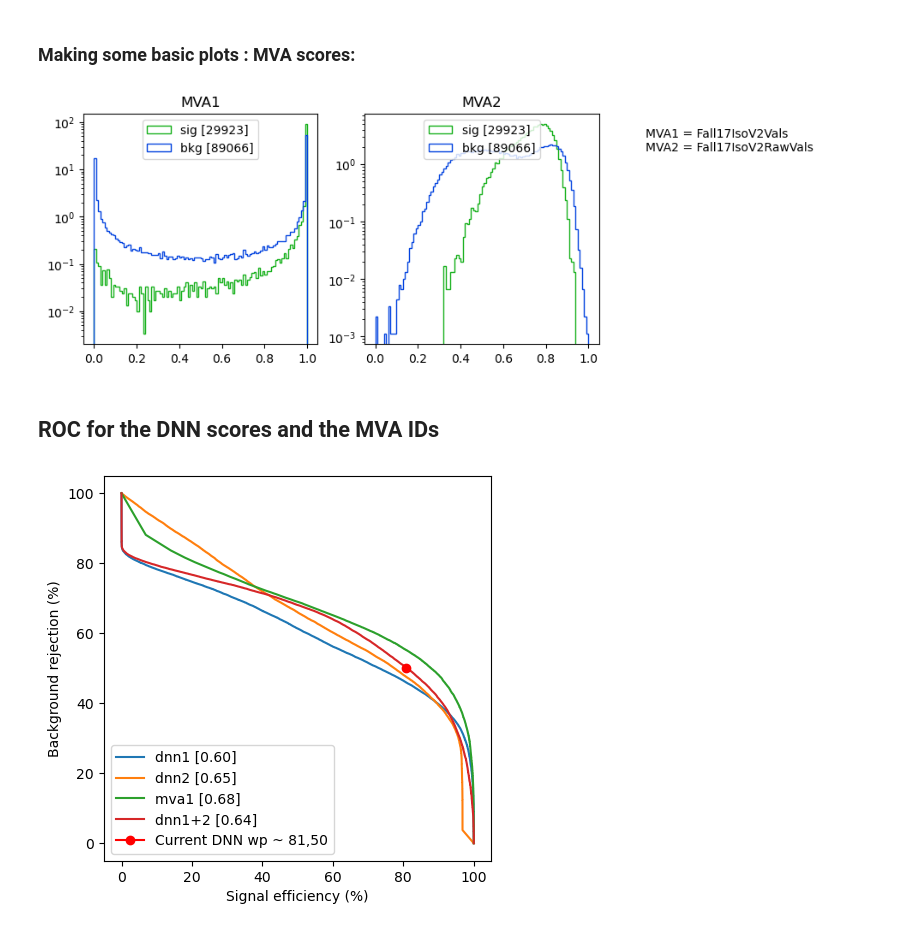
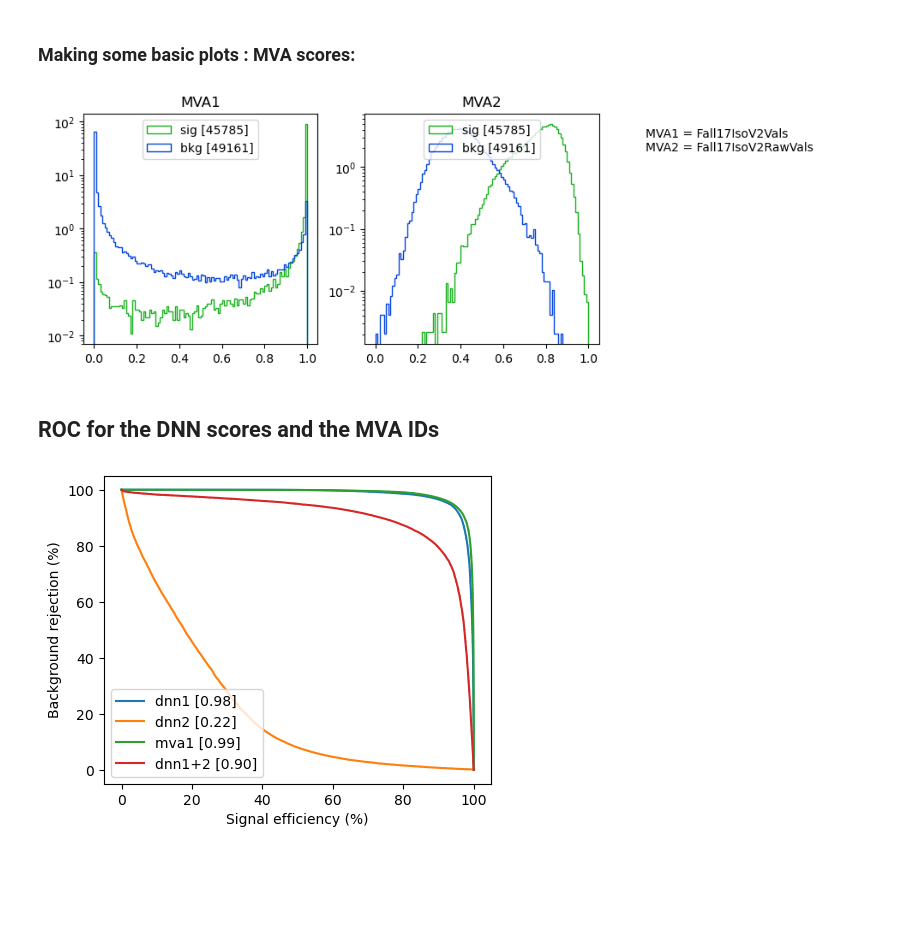
Before and after one commit to phazarik/Electron-DNN-ID-study, a Jupyter notebook: dnn_electron_id.ipynb, the cells around one changed output. Cells and saved outputs as stored; diff of their text form; code cells hidden in the pictures; blank space fills up the shorter version.

```diff
--- a/dnn_electron_id.ipynb
+++ b/dnn_electron_id.ipynb
@@ -29,8 +29,8 @@ The DNN-ID is given to a candidate if `dnn_signal_Isolated + dnn_signal_nonIsola
 # %%
 import os, sys
 import uproot
-filedy = uproot.open('inputs/electron_ntuple_DYJetsToLL_M-50.root')
-filetg = uproot.open('inputs/electron_ntuple_TauGun_E-100to3000.root')
+filedy = uproot.open('inputs/Run3Winter22/electron_ntuple_DYJetsToLL_M-50.root')
+filett = uproot.open('inputs/Run3Winter22/electron_ntuple_TTToSemiLeptonic.root')
 print('The input files are read using uproot.')
 # %% [output]
 The input files are read using uproot.
@@ -39,7 +39,7 @@ import pandas as pd
 import numpy as np
 
 treedy = filedy['ntuplizer/tree']
-treetg = filetg['ntuplizer/tree']
+treett = filett['ntuplizer/tree']
 
 branches = [
     'matchedToGenEle', #flag for deciding whether it is a signal or background electron
@@ -52,12 +52,12 @@ awkarray1 = treedy.arrays(branches)
 dfdy = pd.DataFrame(awkarray1.tolist())
 dfdy['sample'] = 'dy'
 
-awkarray2 = treetg.arrays(branches)
-dftg = pd.DataFrame(awkarray2.tolist())
-dftg['sample'] = 'taugun'
+awkarray2 = treett.arrays(branches)
+dftt = pd.DataFrame(awkarray2.tolist())
+dftt['sample'] = 'tt'
 
 #The final dataframe containing everything:
-df=pd.concat([dfdy, dftg])
+df=pd.concat([dfdy, dftt])
 
 #renaming columns for my convenience:
 rename = {
@@ -222,7 +224,7 @@ ax2[-1].axis('off')
 
 plt.show()
 # %% [output]
-[figure, old version]
+[figure, new version]
 # %% [markdown]
 ## ROC for the DNN scores and the MVA IDs
 # %%
@@ -247,28 +249,28 @@ fnr2, tpr2, auc2 = find_tpr_fnr_auc(predDNN2)
 fnr3, tpr3, auc3 = find_tpr_fnr_auc(predMVA1)
 fnr4, tpr4, auc4 = find_tpr_fnr_auc(predDNNcomb)
 # %%
-fig3, ax3 = plt.subplots(1,1,figsize=(5,5))
+fig3, ax3 = plt.subplots(1,1,figsize=(5,4))
 
 ax3.plot(tpr1,fnr1, label=f'dnn1 [{auc1:.2f}]')
 ax3.plot(tpr2,fnr2, label=f'dnn2 [{auc2:.2f}]')
 ax3.plot(tpr3,fnr3, label=f'mva1 [{auc3:.2f}]')
 ax3.plot(tpr4,fnr4, label=f'dnn1+2 [{auc4:.2f}]')
 
 threshold = 0.80
 nsig = df[df['truth']==1].shape[0]
 nsigpass = df[(df['truth']==1) & (df['score1']+df['score2']>threshold)].shape[0]
 sigeff = (nsigpass/nsig)*100
 nbkg = df[df['truth']==0].shape[0]
 nbkgfail = df[(df['truth']==0) & (df['score1']+df['score2']<threshold)].shape[0]
 bkgrej = (nbkgfail/nbkg)*100
 
-plt.plot(sigeff, bkgrej, marker='o', color="red", markersize=6,
-         label=f'Current DNN wp ~ {sigeff:.0f},{bkgrej:.0f}')
+#plt.plot(sigeff, bkgrej, marker='o', color="red", markersize=6, label=f'Current DNN wp ~ {sigeff:.0f},{bkgrej:.0f}')
 
 ax3.set_xlabel('Signal efficiency (%)')
 ax3.set_ylabel('Background rejection (%)')
 ax3.legend(loc='lower left')
 
+plt.savefig(f'plots/roc.png')
 plt.show()
 # %% [output]
-[figure, old version]
+[figure, new version]
```
Also changed, not shown: parts of 5 cells of this notebook, 8 other files.
